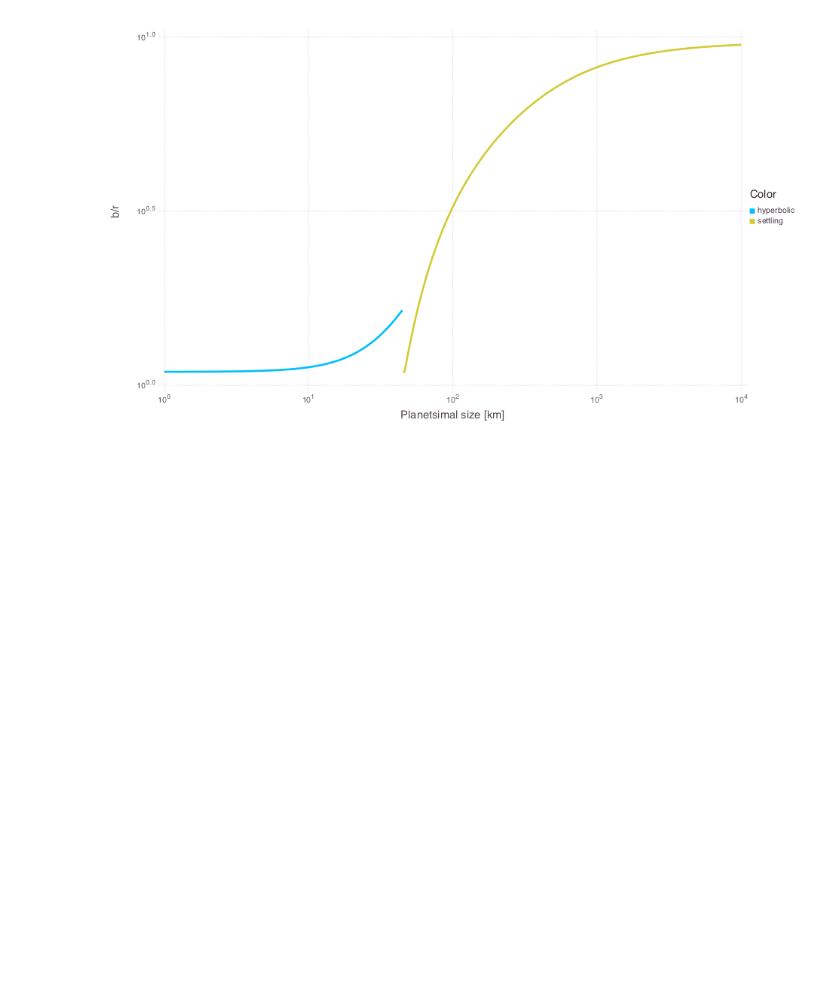
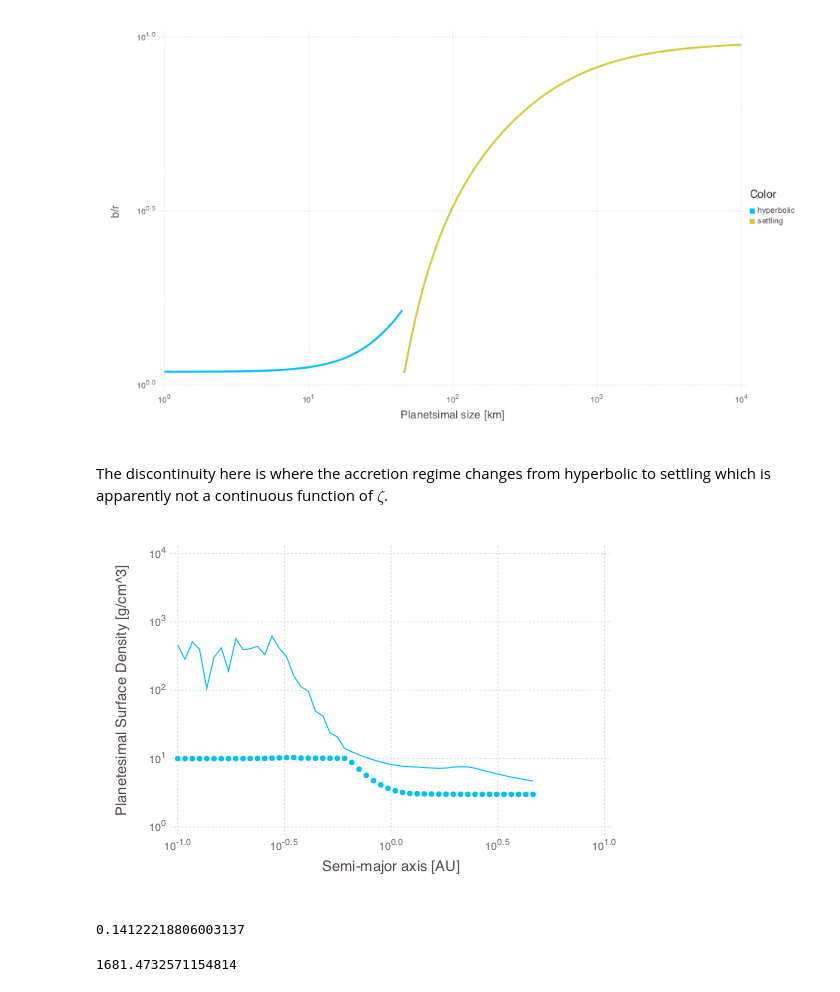
Before and after one commit to jcmoriar/SuperEarthViaPebbleAccretion, a Jupyter notebook: docs/Pebble Accretion.ipynb, the cells around one changed output. Cells and saved outputs as stored; diff of their text form; code cells hidden in the pictures; blank space fills up the shorter version.

```diff
--- a/docs/Pebble Accretion.ipynb
+++ b/docs/Pebble Accretion.ipynb
@@ -170,3 +172,5 @@ Guide.xlabel("Planetsimal size [km]"), Guide.ylabel("b/r"),
 Theme(line_width=2pt))
 # %% [output]
 [figure]
+# %% [markdown]
+The discontinuity here is where the accretion regime changes from hyperbolic to settling which is apparently not a continuous function of $\zeta$.
@@ -172,0 +183,30 @@ Theme(line_width=2pt))
+# %%
+include("../src/pebble_accretion.jl")
+x = Disk(0.1,5.,50,10);
+t=1e5
+dt=1e3
+y=0
+for i=1:100
+#     println(y)
+    y, axislabel = accrete_pebbles!(x, t, dt)
+    t += dt
+
+end
+#     println(y)
+# y, axislabel = accrete_pebbles!(x, t, dt)
+
+
+# plot(x=x.annuli[1:end-1], y=y, Scale.x_log10, Scale.y_log10, Guide.ylabel(axislabel), Guide.xlabel("Semi-major axis [AU]"))
+# plot(x=x.annuli[1:end-1], y=x.surface_density, Scale.x_log10, Scale.y_log10,Guide.ylabel("Planetesimal Surface Density [g/cm^3]"), Guide.xlabel("Semi-major axis [AU]"))
+# plot(layer(x=x.annuli[1:end-1], y=x.surface_density, Geom.point), layer(x=x.annuli[1:end-1], y=y, Geom.point), Scale.x_log10, Scale.y_log10(minvalue=1e0, maxvalue=1e2),Guide.ylabel("Planetesimal Surface Density [g/cm^3]"), Guide.xlabel("Semi-major axis [AU]"))
+plot(layer(x=x.annuli[1:end-1], y=x.surface_density, Geom.point), layer(x=x.annuli[1:end-1], y=y, Geom.line), Scale.x_log10, Scale.y_log10(minvalue=1e0, maxvalue=1e4),Guide.ylabel("Planetesimal Surface Density [g/cm^3]"), Guide.xlabel("Semi-major axis [AU]"))
+# %% [output]
+[figure, added]
+# %%
+surfacedensity2mass(20., 0.05, 0.25)
+# %% [output]
+0.14122218806003137
+# %%
+sphere_radius(0.01, 3.)
+# %% [output]
+1681.4732571154814
```
Also changed, not shown: parts of 4 cells of this notebook, 1 other file.
